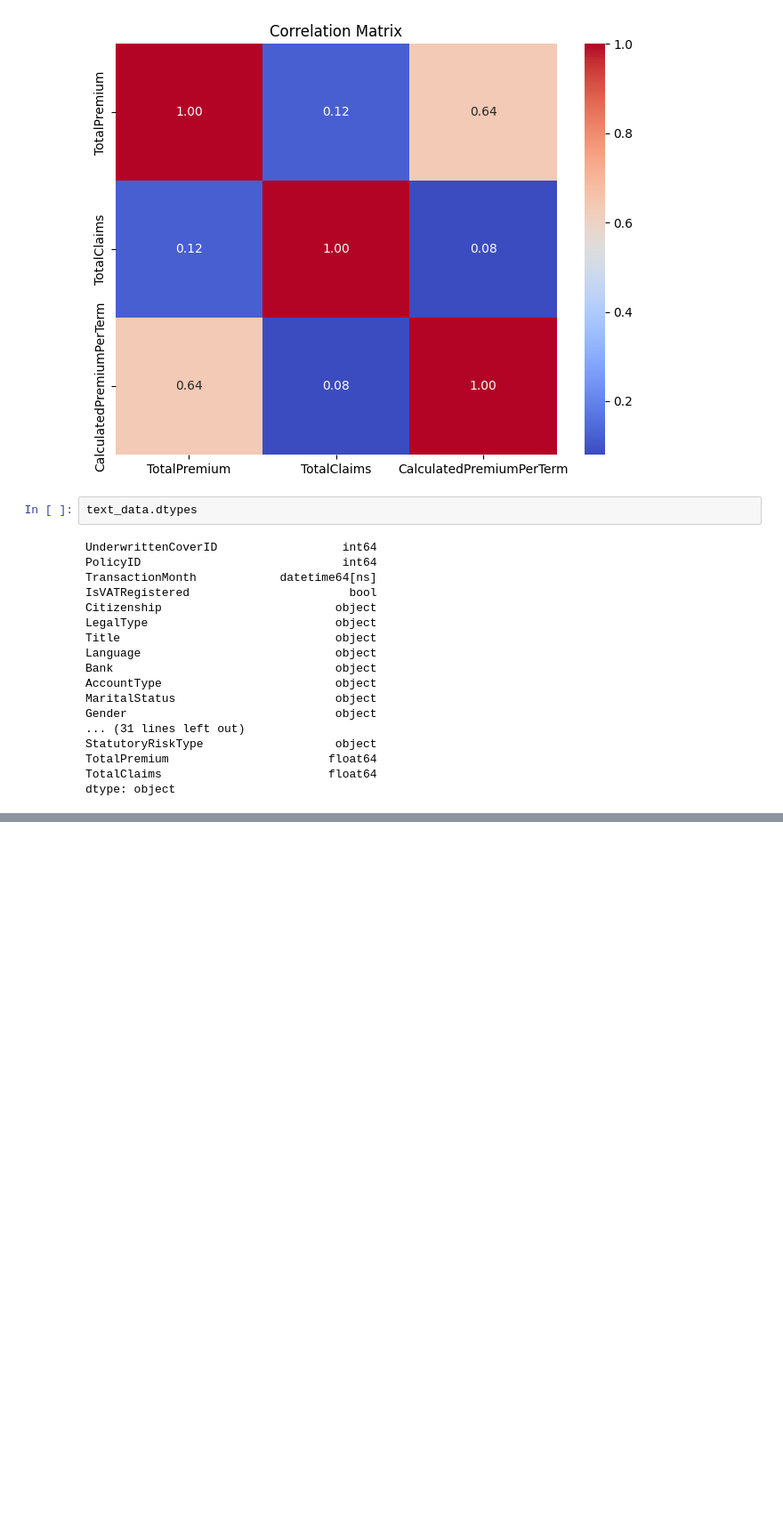
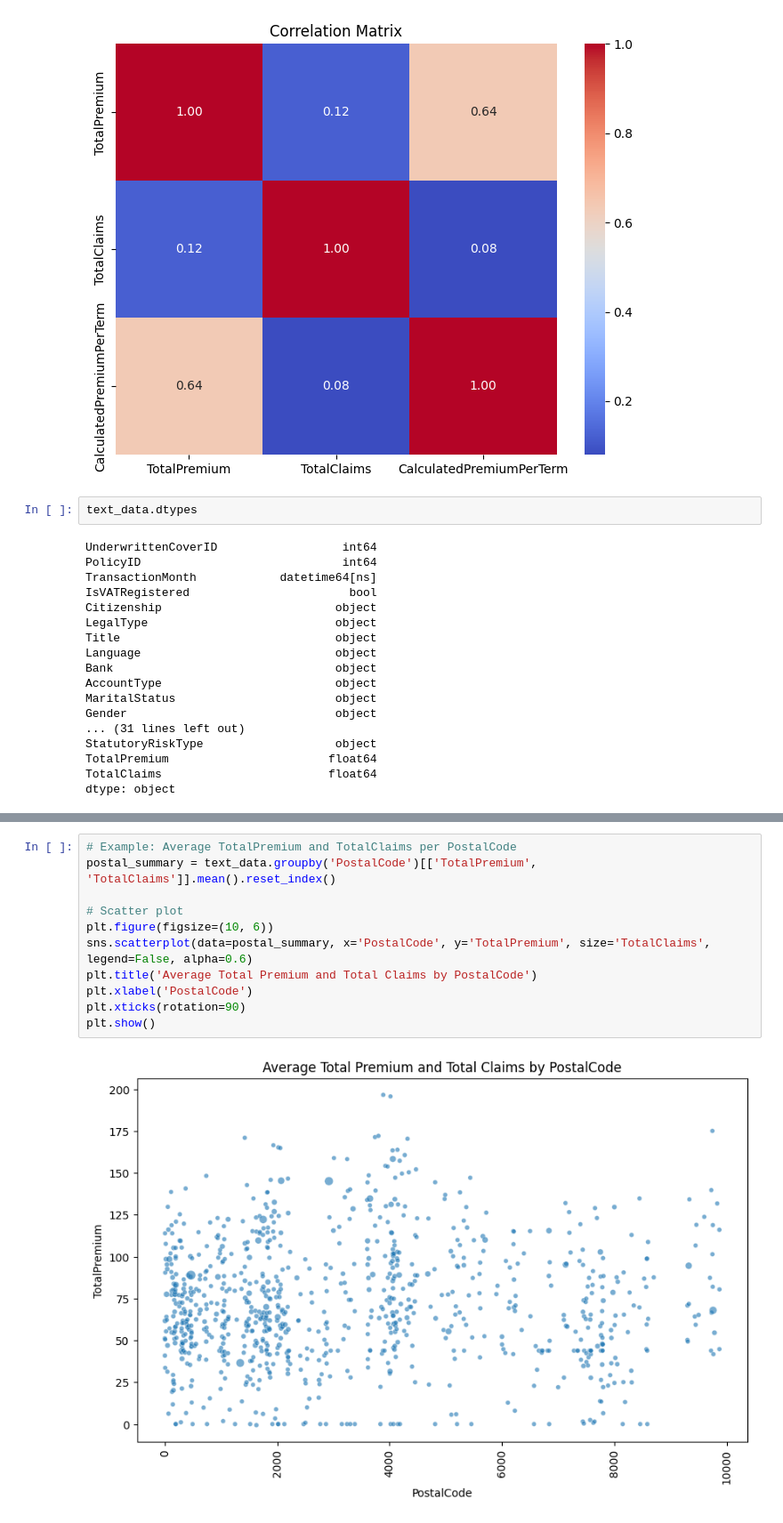
Before and after one commit to EstifanosTeklay/ACISInsuranceAnalytics, a Jupyter notebook: notebooks/ACISEda.ipynb, the cells around one changed output, grey strips where cells are left out. Shown: that part at 89% size. Drawn from its saved outputs; the diff is of its cells as text; blank space fills up the shorter version.

```diff
--- a/notebooks/ACISEda.ipynb
+++ b/notebooks/ACISEda.ipynb
@@ -248,0 +257,13 @@ dtype: object
+# %%
+# Example: Average TotalPremium and TotalClaims per PostalCode
+postal_summary = text_data.groupby('PostalCode')[['TotalPremium', 'TotalClaims']].mean().reset_index()
+
+# Scatter plot
+plt.figure(figsize=(10, 6))
+sns.scatterplot(data=postal_summary, x='PostalCode', y='TotalPremium', size='TotalClaims', legend=False, alpha=0.6)
+plt.title('Average Total Premium and Total Claims by PostalCode')
+plt.xlabel('PostalCode')
+plt.xticks(rotation=90)
+plt.show()
+# %% [output]
+[figure, added]
```
Also changed, not shown: parts of 1 cell of this notebook.
